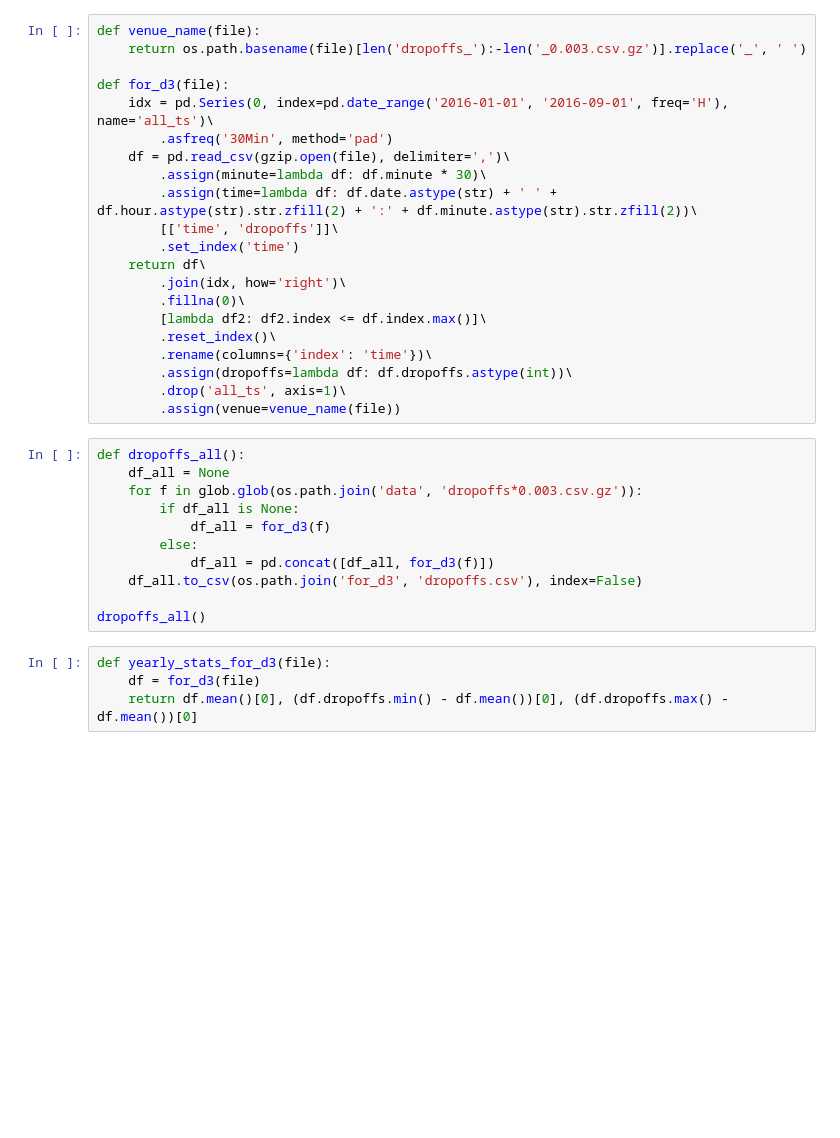
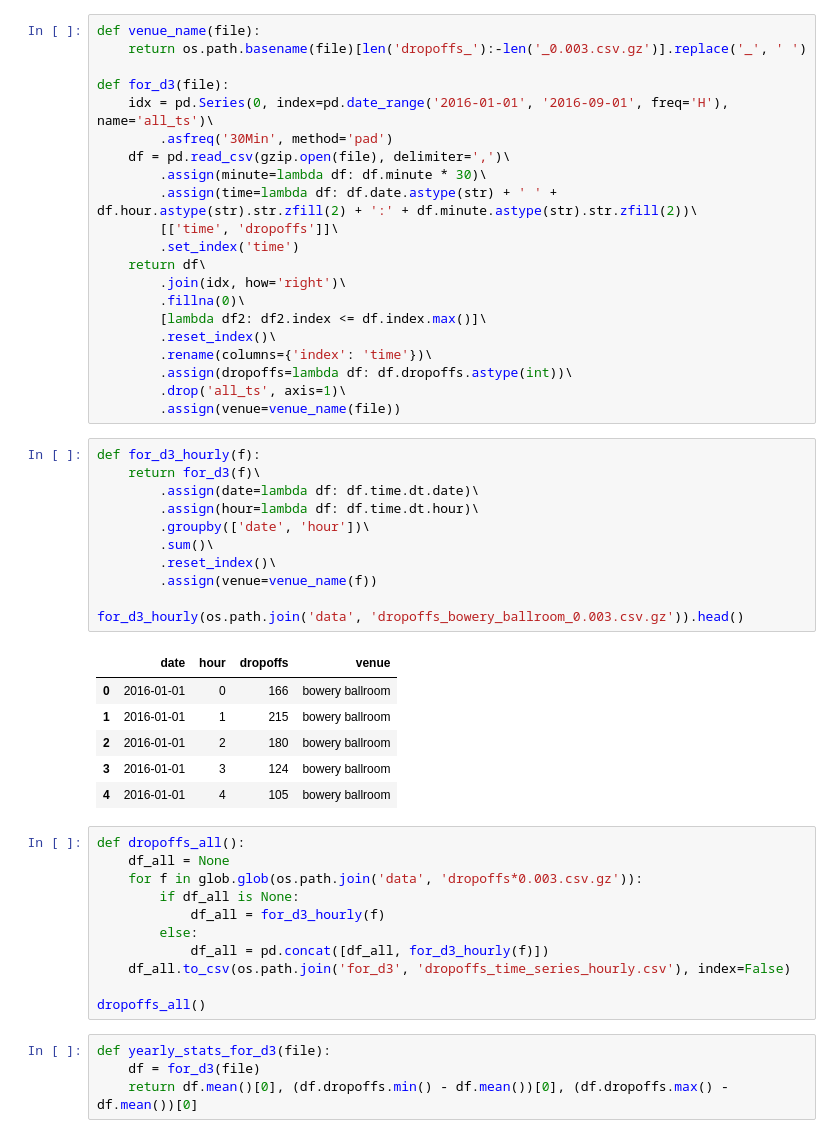
Before and after one commit to inon-peled/dtu_visualization_d3_course, a Jupyter notebook: project/py/prepare_dropoffs_data_for_d3.ipynb, the cells around one changed output. Saved outputs shown, nothing was run; the diff lists cells and outputs as text; blank space fills up the shorter version.

Commit message:
Dropoffs hourly

```diff
--- a/project/py/prepare_dropoffs_data_for_d3.ipynb
+++ b/project/py/prepare_dropoffs_data_for_d3.ipynb
@@ -37,15 +37,33 @@ def for_d3(file):
         .assign(dropoffs=lambda df: df.dropoffs.astype(int))\
         .drop('all_ts', axis=1)\
         .assign(venue=venue_name(file))
+# %%
+def for_d3_hourly(f):
+    return for_d3(f)\
+        .assign(date=lambda df: df.time.dt.date)\
+        .assign(hour=lambda df: df.time.dt.hour)\
+        .groupby(['date', 'hour'])\
+        .sum()\
+        .reset_index()\
+        .assign(venue=venue_name(f))
+
+for_d3_hourly(os.path.join('data', 'dropoffs_bowery_ballroom_0.003.csv.gz')).head()
+# %% [output]
+|  | date | hour | dropoffs | venue |
+| 0 | 2016-01-01 | 0 | 166 | bowery ballroom |
+| 1 | 2016-01-01 | 1 | 215 | bowery ballroom |
+| 2 | 2016-01-01 | 2 | 180 | bowery ballroom |
+| 3 | 2016-01-01 | 3 | 124 | bowery ballroom |
+| 4 | 2016-01-01 | 4 | 105 | bowery ballroom |
 # %%
 def dropoffs_all():
     df_all = None
     for f in glob.glob(os.path.join('data', 'dropoffs*0.003.csv.gz')):
         if df_all is None:
-            df_all = for_d3(f)
+            df_all = for_d3_hourly(f)
         else:
-            df_all = pd.concat([df_all, for_d3(f)])
-    df_all.to_csv(os.path.join('for_d3', 'dropoffs.csv'), index=False)
+            df_all = pd.concat([df_all, for_d3_hourly(f)])
+    df_all.to_csv(os.path.join('for_d3', 'dropoffs_time_series_hourly.csv'), index=False)
 
 dropoffs_all()
 # %%
```
Also changed, not shown: 1 other file.
